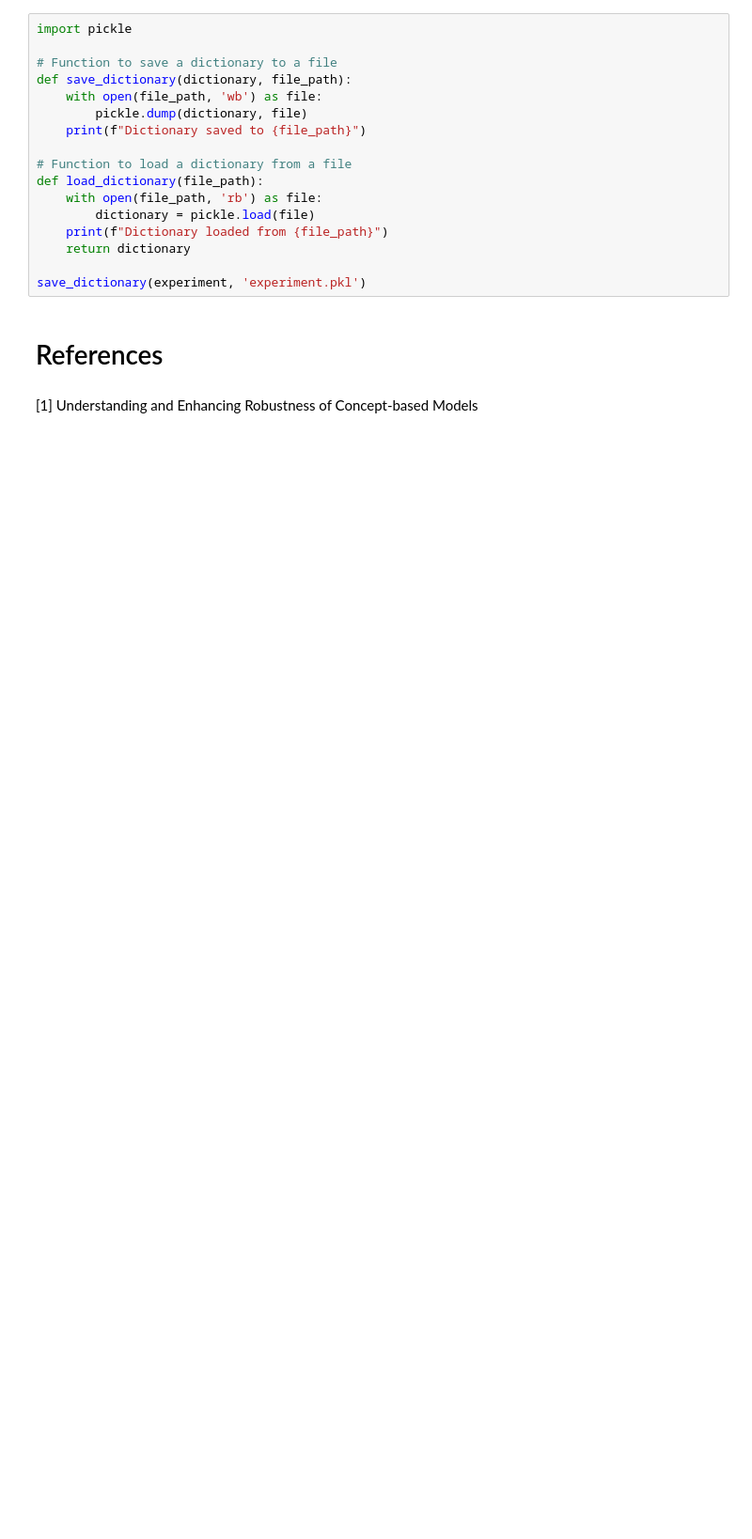
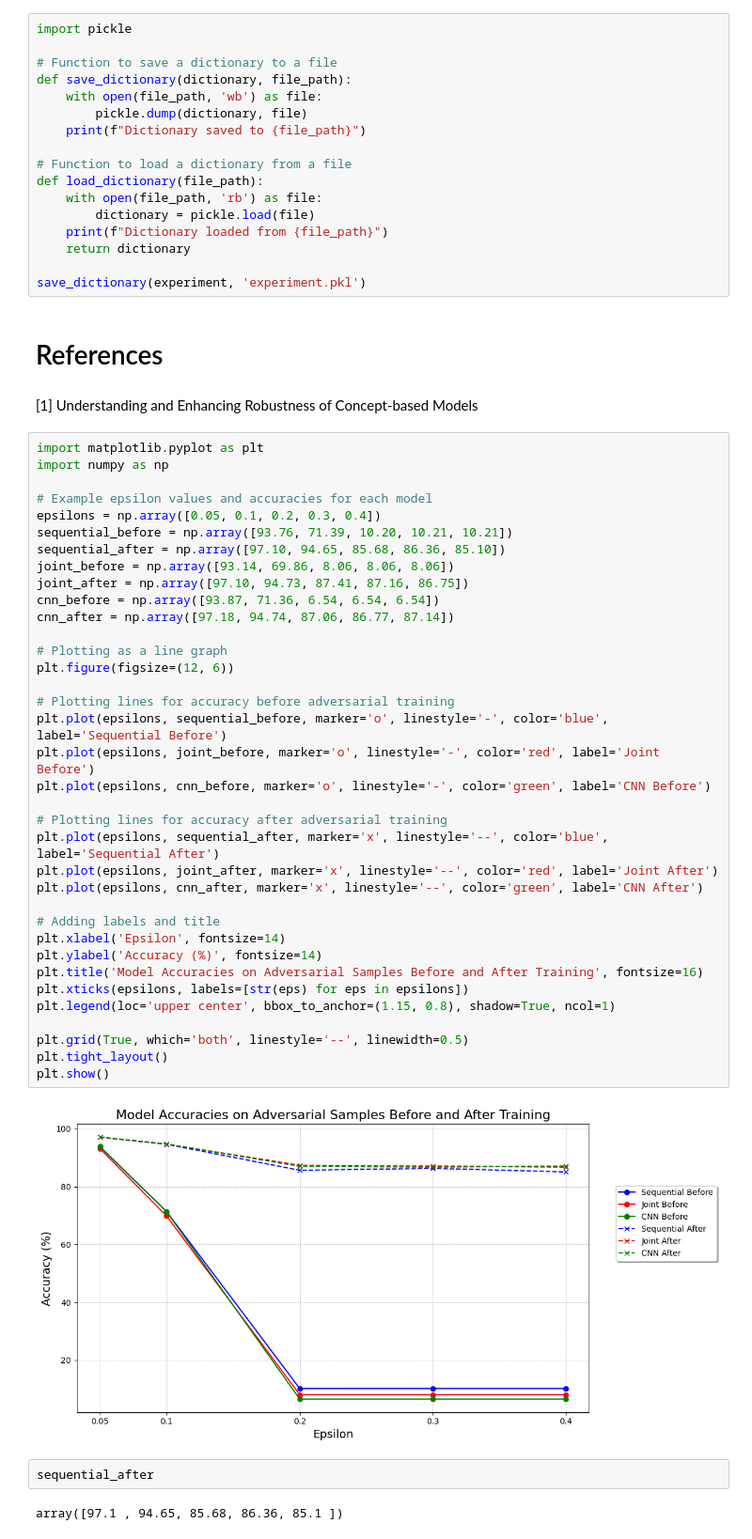
Before and after one commit to MohamedHamdy28/Exploring-the-Impact-of-Conceptual-Information-on-Neural-Network-Adversarial-Robustness, a Jupyter notebook: Notebooks/Concept_MNIST_Experiment.ipynb, the cells around one changed output. Shown: that part at 94% size. Cells and saved outputs as stored; diff of their text form; blank space fills up the shorter version.

```diff
--- a/Notebooks/Concept_MNIST_Experiment.ipynb
+++ b/Notebooks/Concept_MNIST_Experiment.ipynb
@@ -905,3 +957,45 @@ save_dictionary(experiment, 'experiment.pkl')
 # References
 # %% [markdown]
 [1] Understanding and Enhancing Robustness of Concept-based Models
+# %%
+import matplotlib.pyplot as plt
+import numpy as np
+
+# Example epsilon values and accuracies for each model
+epsilons = np.array([0.05, 0.1, 0.2, 0.3, 0.4])
+sequential_before = np.array([93.76, 71.39, 10.20, 10.21, 10.21])
+sequential_after = np.array([97.10, 94.65, 85.68, 86.36, 85.10])
+joint_before = np.array([93.14, 69.86, 8.06, 8.06, 8.06])
+joint_after = np.array([97.10, 94.73, 87.41, 87.16, 86.75])
+cnn_before = np.array([93.87, 71.36, 6.54, 6.54, 6.54])
+cnn_after = np.array([97.18, 94.74, 87.06, 86.77, 87.14])
+
+# Plotting as a line graph
+plt.figure(figsize=(12, 6))
+
+# Plotting lines for accuracy before adversarial training
+plt.plot(epsilons, sequential_before, marker='o', linestyle='-', color='blue', label='Sequential Before')
+plt.plot(epsilons, joint_before, marker='o', linestyle='-', color='red', label='Joint Before')
+plt.plot(epsilons, cnn_before, marker='o', linestyle='-', color='green', label='CNN Before')
+
+# Plotting lines for accuracy after adversarial training
+plt.plot(epsilons, sequential_after, marker='x', linestyle='--', color='blue', label='Sequential After')
+plt.plot(epsilons, joint_after, marker='x', linestyle='--', color='red', label='Joint After')
+plt.plot(epsilons, cnn_after, marker='x', linestyle='--', color='green', label='CNN After')
+
+# Adding labels and title
+plt.xlabel('Epsilon', fontsize=14)
+plt.ylabel('Accuracy (%)', fontsize=14)
+plt.title('Model Accuracies on Adversarial Samples Before and After Training', fontsize=16)
+plt.xticks(epsilons, labels=[str(eps) for eps in epsilons])
+plt.legend(loc='upper center', bbox_to_anchor=(1.15, 0.8), shadow=True, ncol=1)
+
+plt.grid(True, which='both', linestyle='--', linewidth=0.5)
+plt.tight_layout()
+plt.show()
+# %% [output]
+[figure, added]
+# %%
+sequential_after
+# %% [output]
+array([97.1 , 94.65, 85.68, 86.36, 85.1 ])
```
Also changed, not shown: parts of 21 cells of this notebook, 7 other files.
